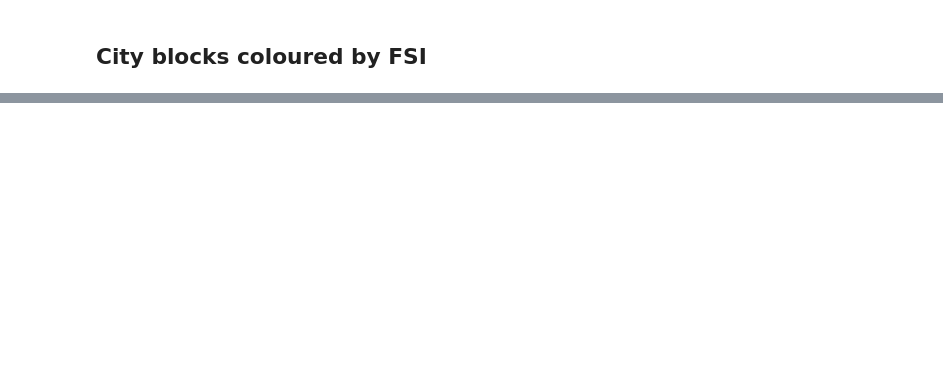
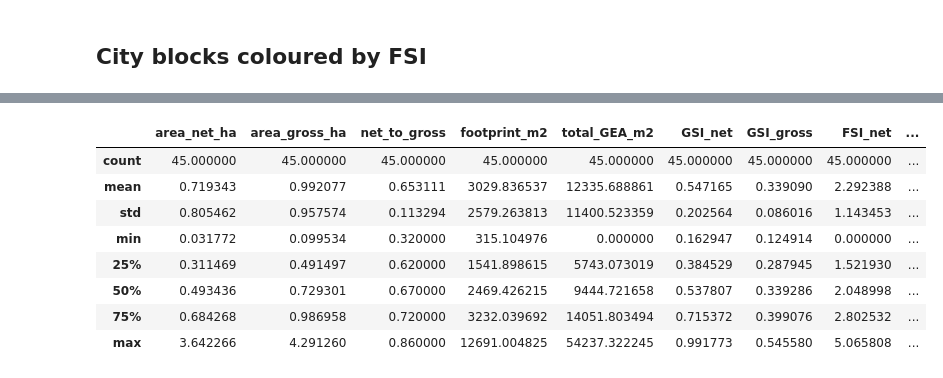
Before and after one commit to AtelierLibre/osmuf, a Jupyter notebook: notebooks/03-GSI_and_FSI.ipynb, the cells around one changed output, grey strips where cells are left out. Cells and saved outputs as stored; diff of their text form; code cells hidden in the pictures; blank space fills up the shorter version.

```diff
--- a/notebooks/03-GSI_and_FSI.ipynb
+++ b/notebooks/03-GSI_and_FSI.ipynb
@@ -92,0 +45,12 @@ plt.scatter(city_blocks.area_net_ha, city_blocks.FSI_net, color='Purple')
+# %%
+city_blocks.describe()
+# %% [output]
+|  | area_net_ha | area_gross_ha | net_to_gross | footprint_m2 | total_GEA_m2 | GSI_net | GSI_gross | FSI_net | ... |
+| count | 45.000000 | 45.000000 | 45.000000 | 45.000000 | 45.000000 | 45.000000 | 45.000000 | 45.000000 | ... |
+| mean | 0.719343 | 0.992077 | 0.653111 | 3029.836537 | 12335.688861 | 0.547165 | 0.339090 | 2.292388 | ... |
+| std | 0.805462 | 0.957574 | 0.113294 | 2579.263813 | 11400.523359 | 0.202564 | 0.086016 | 1.143453 | ... |
+| min | 0.031772 | 0.099534 | 0.320000 | 315.104976 | 0.000000 | 0.162947 | 0.124914 | 0.000000 | ... |
+| 25% | 0.311469 | 0.491497 | 0.620000 | 1541.898615 | 5743.073019 | 0.384529 | 0.287945 | 1.521930 | ... |
+| 50% | 0.493436 | 0.729301 | 0.670000 | 2469.426215 | 9444.721658 | 0.537807 | 0.339286 | 2.048998 | ... |
+| 75% | 0.684268 | 0.986958 | 0.720000 | 3232.039692 | 14051.803494 | 0.715372 | 0.399076 | 2.802532 | ... |
+| max | 3.642266 | 4.291260 | 0.860000 | 12691.004825 | 54237.322245 | 0.991773 | 0.545580 | 5.065808 | ... |
```
Also changed, not shown: parts of 9 cells of this notebook.
